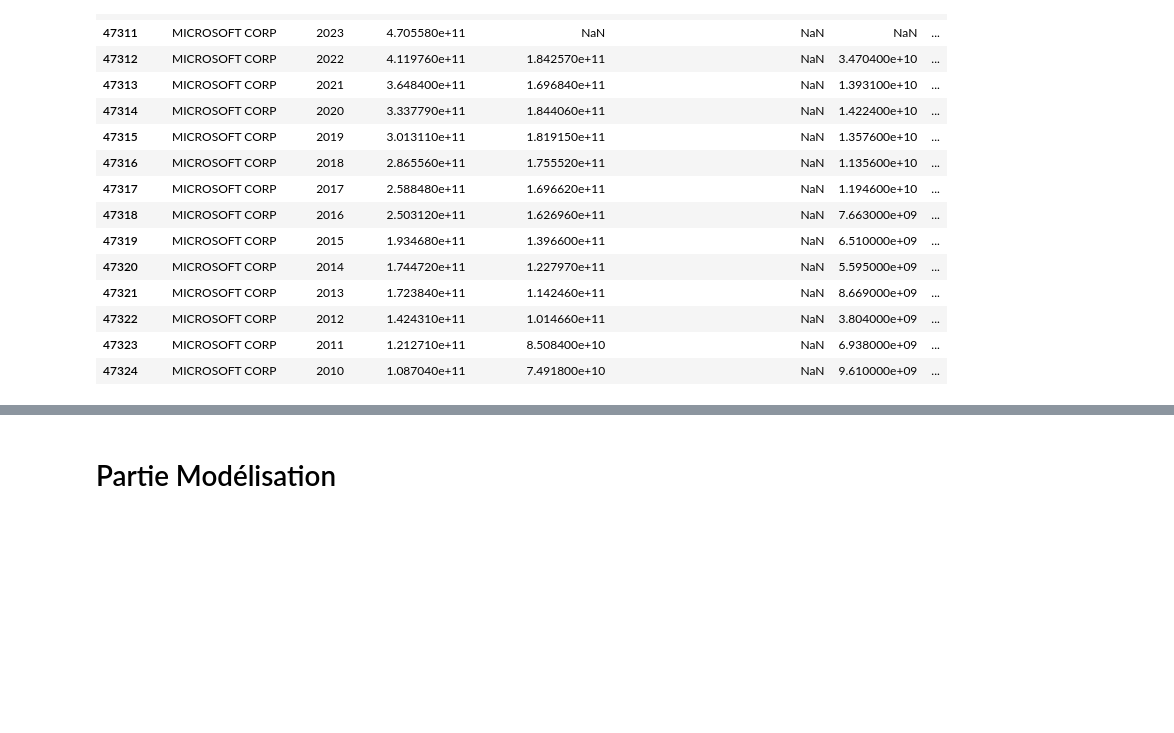
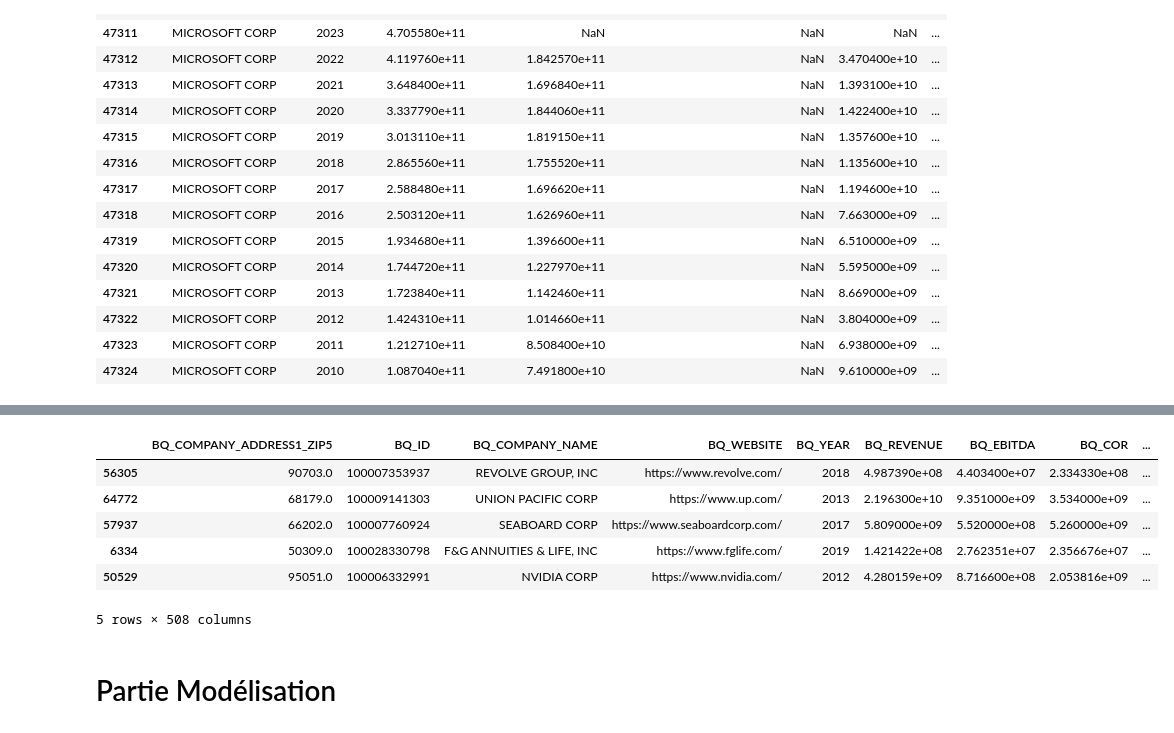
Before and after one commit to Askkip/StatAPP, a Jupyter notebook: US_Financials_Modeelisation.ipynb, the cells around one changed output, grey strips where cells are left out. Saved outputs shown, nothing was run; the diff lists cells and outputs as text; code cells hidden in the pictures; blank space fills up the shorter version.

```diff
--- a/US_Financials_Modeelisation.ipynb
+++ b/US_Financials_Modeelisation.ipynb
@@ -113,2 +181,13 @@ df[features].sample()
+# %%
+financ_with_clim = df.set_index("BQ_COMPANY_ADDRESS1_ZIP5").join(climate.set_index("ZIP")).reset_index()
+financ_with_clim.sample(5)
+# %% [output]
+|  | BQ_COMPANY_ADDRESS1_ZIP5 | BQ_ID | BQ_COMPANY_NAME | BQ_WEBSITE | BQ_YEAR | BQ_REVENUE | BQ_EBITDA | BQ_COR | ... |
+| 56305 | 90703.0 | 100007353937 | REVOLVE GROUP, INC | https://www.revolve.com/ | 2018 | 4.987390e+08 | 4.403400e+07 | 2.334330e+08 | ... |
+| 64772 | 68179.0 | 100009141303 | UNION PACIFIC CORP | https://www.up.com/ | 2013 | 2.196300e+10 | 9.351000e+09 | 3.534000e+09 | ... |
+| 57937 | 66202.0 | 100007760924 | SEABOARD CORP | https://www.seaboardcorp.com/ | 2017 | 5.809000e+09 | 5.520000e+08 | 5.260000e+09 | ... |
+| 6334 | 50309.0 | 100028330798 | F&G ANNUITIES & LIFE, INC | https://www.fglife.com/ | 2019 | 1.421422e+08 | 2.762351e+07 | 2.356676e+07 | ... |
+| 50529 | 95051.0 | 100006332991 | NVIDIA CORP | https://www.nvidia.com/ | 2012 | 4.280159e+09 | 8.716600e+08 | 2.053816e+09 | ... |
+5 rows × 508 columns
 # %% [markdown]
 # Partie Modélisation
```
Also changed, not shown: parts of 10 cells of this notebook, 1 other file.
